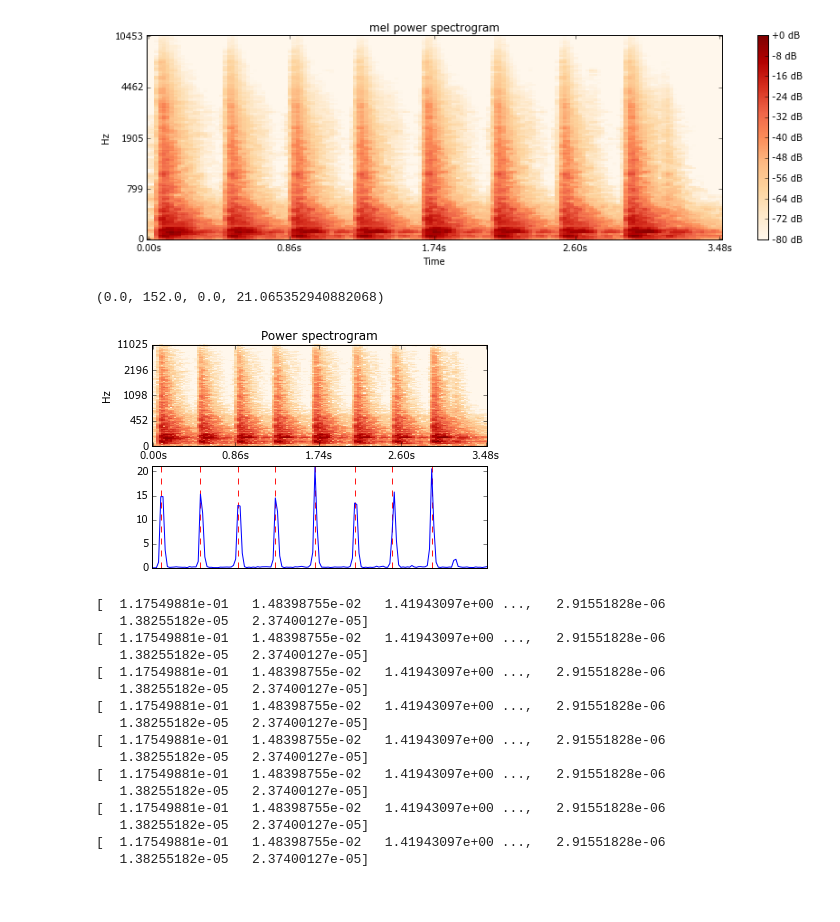
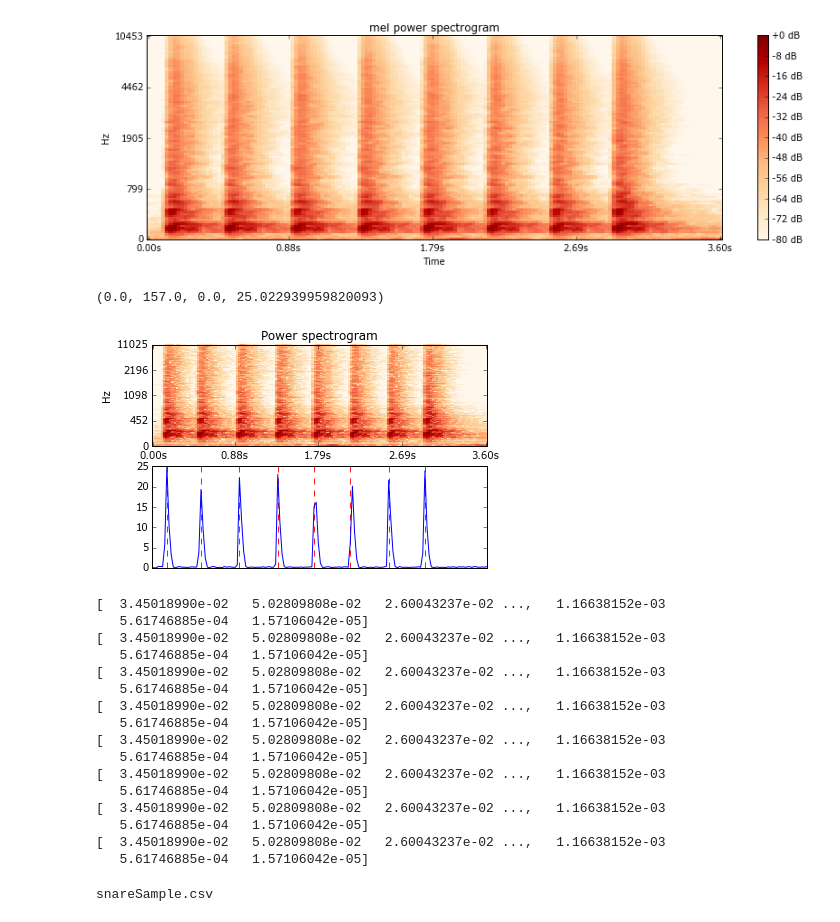
Before and after one commit to dsiah/Drum-Research, a Jupyter notebook: SampleExtraction.ipynb, the cells around one changed output. Saved outputs shown, nothing was run; the diff lists cells and outputs as text; code cells hidden in the pictures.

```diff
--- a/SampleExtraction.ipynb
+++ b/SampleExtraction.ipynb
@@ -13,7 +14,7 @@ try:
 except:
     pass
 
-y, sr = librosa.load("./single-kick.wav", duration=8)
+y, sr = librosa.load("./single-snare.wav", duration=5)
 # returns a numpy array series => assigned to y
 #   and the sampling rate of y => assigned to sr (signal rate)
 
@@ -23,27 +24,29 @@ IPython.display.Audio(data=y, rate=sr)
 # %%
 # Let's make and display a mel-scaled power (energy-squared) spectrogram
 S = librosa.feature.melspectrogram(y, sr=sr, n_mels=128)
+
+o_env = librosa.onset.onset_strength(y, sr=sr)
 
 # Convert to log scale (dB). We'll use the peak power as reference.
 log_S = librosa.logamplitude(S, ref_power=np.max)
 
 # Make a new figure
 plt.figure(figsize=(12,4))
 
 # Display the spectrogram on a mel scale
 # sample rate and hop length parameters are used to render the time axis
 librosa.display.specshow(log_S, sr=sr, x_axis='time', y_axis='mel')
 
 # Put a descriptive title on the plot
 plt.title('mel power spectrogram')
 
 # draw a color bar
 plt.colorbar(format='%+02.0f dB')
 
 # Make the figure layout compact
 plt.tight_layout()
 # %% [output]
-[figure, old version]
+[figure, new version]
 # %%
 onset_frames = librosa.onset.onset_detect(y=y, sr=sr)
 onset_times  = librosa.frames_to_time(onset_frames[:], sr=sr)
@@ -61,28 +64,32 @@ plt.vlines(onset_frames, 0, o_env.max(), color='r', alpha=0.9, linestyle='--', l
 plt.xticks([])
 plt.axis('tight')
 # %% [output]
-(0.0, 152.0, 0.0, 21.065352940882068)
+(0.0, 157.0, 0.0, 25.022939959820093)
-[figure, old version]
+[figure, new version]
 # %%
 onset_stfts = []
 for frame in onset_frames:
     print np.abs(D[:, time])
     onset_stfts.append(np.abs(D[:, frame]))
 # %% [output]
-[  1.17549881e-01   1.48398755e-02   1.41943097e+00 ...,   2.91551828e-06
-   1.38255182e-05   2.37400127e-05]
-[  1.17549881e-01   1.48398755e-02   1.41943097e+00 ...,   2.91551828e-06
-   1.38255182e-05   2.37400127e-05]
-[  1.17549881e-01   1.48398755e-02   1.41943097e+00 ...,   2.91551828e-06
-   1.38255182e-05   2.37400127e-05]
-[  1.17549881e-01   1.48398755e-02   1.41943097e+00 ...,   2.91551828e-06
-   1.38255182e-05   2.37400127e-05]
-[  1.17549881e-01   1.48398755e-02   1.41943097e+00 ...,   2.91551828e-06
-   1.38255182e-05   2.37400127e-05]
-[  1.17549881e-01   1.48398755e-02   1.41943097e+00 ...,   2.91551828e-06
-   1.38255182e-05   2.37400127e-05]
-[  1.17549881e-01   1.48398755e-02   1.41943097e+00 ...,   2.91551828e-06
-   1.38255182e-05   2.37400127e-05]
-[  1.17549881e-01   1.48398755e-02   1.41943097e+00 ...,   2.91551828e-06
-   1.38255182e-05   2.37400127e-05]
+[  3.45018990e-02   5.02809808e-02   2.60043237e-02 ...,   1.16638152e-03
+   5.61746885e-04   1.57106042e-05]
+[  3.45018990e-02   5.02809808e-02   2.60043237e-02 ...,   1.16638152e-03
+   5.61746885e-04   1.57106042e-05]
+[  3.45018990e-02   5.02809808e-02   2.60043237e-02 ...,   1.16638152e-03
+   5.61746885e-04   1.57106042e-05]
+[  3.45018990e-02   5.02809808e-02   2.60043237e-02 ...,   1.16638152e-03
+   5.61746885e-04   1.57106042e-05]
+[  3.45018990e-02   5.02809808e-02   2.60043237e-02 ...,   1.16638152e-03
+   5.61746885e-04   1.57106042e-05]
+[  3.45018990e-02   5.02809808e-02   2.60043237e-02 ...,   1.16638152e-03
+   5.61746885e-04   1.57106042e-05]
+[  3.45018990e-02   5.02809808e-02   2.60043237e-02 ...,   1.16638152e-03
+   5.61746885e-04   1.57106042e-05]
+[  3.45018990e-02   5.02809808e-02   2.60043237e-02 ...,   1.16638152e-03
+   5.61746885e-04   1.57106042e-05]
+# %%
+filename = raw_input()
+# %% [output]
+snareSample.csv
 # %%
```
Also changed, not shown: parts of 4 cells of this notebook, 3 other files.
